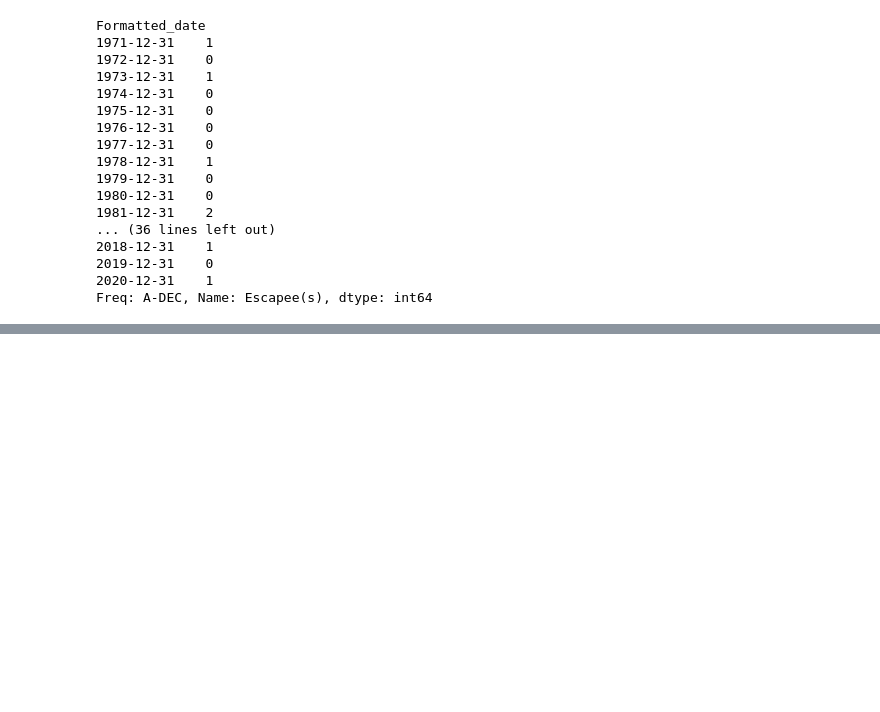
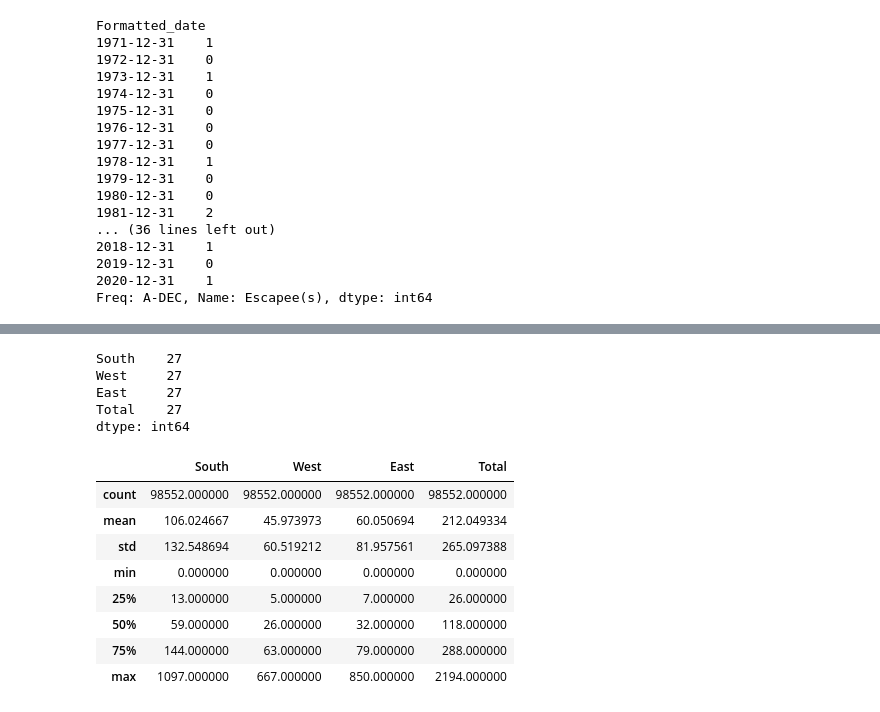
Before and after one commit to FRANKSADWAR/Regression_labs, a Jupyter notebook: Data Quest.ipynb, the cells around one changed output, grey strips where cells are left out. Cells and saved outputs as stored; diff of their text form; code cells hidden in the pictures; blank space fills up the shorter version.

```diff
--- a/Data Quest.ipynb
+++ b/Data Quest.ipynb
@@ -405,0 +448,20 @@ Freq: A-DEC, Name: Escapee(s), dtype: int64
+# %%
+data.isna().sum()
+# %% [output]
+South    27
+West     27
+East     27
+Total    27
+dtype: int64
+# %%
+data.dropna().describe()
+# %% [output]
+|  | South | West | East | Total |
+| count | 98552.000000 | 98552.000000 | 98552.000000 | 98552.000000 |
+| mean | 106.024667 | 45.973973 | 60.050694 | 212.049334 |
+| std | 132.548694 | 60.519212 | 81.957561 | 265.097388 |
+| min | 0.000000 | 0.000000 | 0.000000 | 0.000000 |
+| 25% | 13.000000 | 5.000000 | 7.000000 | 26.000000 |
+| 50% | 59.000000 | 26.000000 | 32.000000 | 118.000000 |
+| 75% | 144.000000 | 63.000000 | 79.000000 | 288.000000 |
+| max | 1097.000000 | 667.000000 | 850.000000 | 2194.000000 |
```
Also changed, not shown: parts of 11 cells of this notebook, 1 other file.
